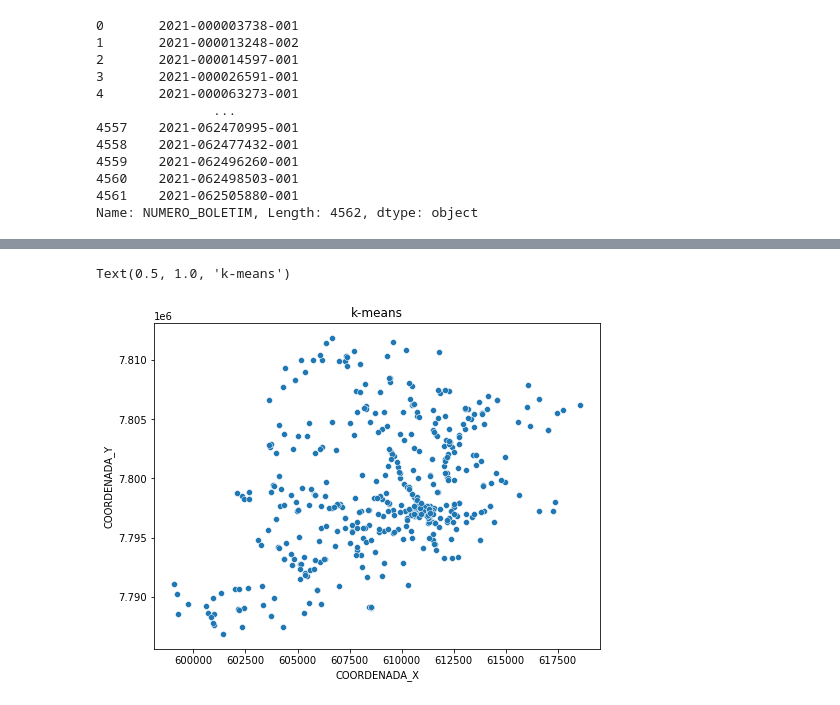
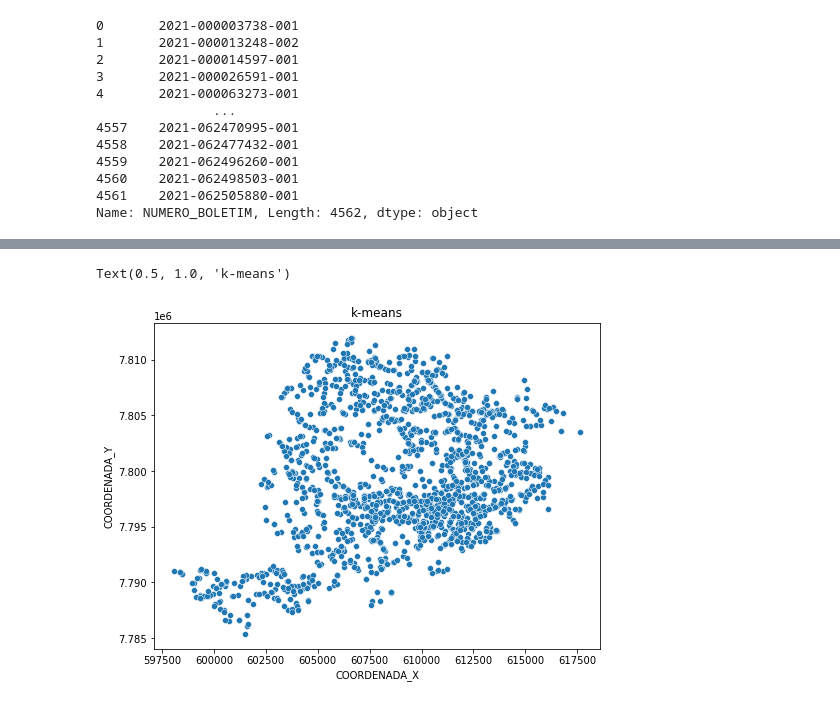
Before and after one commit to yasserbt1/cluster-acidentes-transito-bh, a Jupyter notebook: clusteracidentes.ipynb, the cells around one changed output, grey strips where cells are left out. Saved outputs shown, nothing was run; the diff lists cells and outputs as text; code cells hidden in the pictures.

```diff
--- a/clusteracidentes.ipynb
+++ b/clusteracidentes.ipynb
@@ -1421,5 +1507,5 @@ KMeans(n_clusters=7)
 # %%
-hierarquico = AgglomerativeClustering(n_clusters=7, linkage="ward")
+hierarquico = AgglomerativeClustering(n_clusters=6, linkage="ward")
 # %%
 hierarquico.fit(dff_scaler)
 # %% [output]
@@ -1427,5 +1513,5 @@ AgglomerativeClustering(n_clusters=7)
 # %%
-dbscan = DBSCAN(eps=1, min_samples=100)
+dbscan = DBSCAN(eps=0.5, min_samples=50)
 # %%
 dbscan.fit(dff_scaler)
 # %% [output]
@@ -1583,3 +1672,5 @@ dfbkup
 # %%
 # ANALISANDO CLUSTERS
 df1 = df1[df1['COORDENADA_X'] != 0.00]
+# %%
+dffinal['HORA'] = classehora2['HORA']
@@ -1586,3 +1690,14 @@ df1 = df1[df1['COORDENADA_X'] != 0.00]
+# %%
+## SUBSTITUIÇÃO DOS NOMES DOS TIPOS DE ACIDENTES PARA FICAR MAIS FACIL A VISUALIZAÇÃO NOS GRAFICOS. FAZER LEGENDAS
+dffinal['DESC_TIPO_ACIDENTE'].replace('ABALROAMENTOCOMVITIMA', 'A', inplace=True)
+dffinal['DESC_TIPO_ACIDENTE'].replace('CHOQUEMECANICOCOMVITIMA', 'B', inplace=True)
+dffinal['DESC_TIPO_ACIDENTE'].replace('COLISAODEVEICULOSCOMVITIMA', 'C', inplace=True)
+dffinal['DESC_TIPO_ACIDENTE'].replace('ATROPELAMENTODEPESSOASEMVITIMAFATAL', 'D', inplace=True)
+dffinal['DESC_TIPO_ACIDENTE'].replace('CAPOTAMENTO/TOMBAMENTOCOMVITIMA', 'E', inplace=True)
+dffinal['DESC_TIPO_ACIDENTE'].replace('QUEDADEPESSOADEVEICULO', 'F', inplace=True)
+dffinal['DESC_TIPO_ACIDENTE'].replace('OUTROSCOMVITIMA', 'G', inplace=True)
+dffinal['DESC_TIPO_ACIDENTE'].replace('ATROPELAMENTODEANIMALCOMVITIMA', 'H', inplace=True)
+dffinal['DESC_TIPO_ACIDENTE'].replace('QUEDADEVEICULOCOMVITIMA', 'I', inplace=True)
 # %%
 dfKM0 = dffinal[dffinal['KMeans'] == 0]
 dfKM1 = dffinal[dffinal['KMeans'] == 1]
@@ -1657,7 +1816,7 @@ Series([], Name: DESC_TIPO_ACIDENTE, dtype: int64)
 # %%
 plt.figure(figsize=(8, 6))
-sns.scatterplot(data=dfKM1, x="COORDENADA_X", y="COORDENADA_Y")
+sns.scatterplot(data=dfKM5, x="COORDENADA_X", y="COORDENADA_Y")
 plt.title("k-means")
 # %% [output]
 Text(0.5, 1.0, 'k-means')
-[figure, old version]
+[figure, new version]
```
Also changed, not shown: parts of 107 cells of this notebook, 8 other files.
